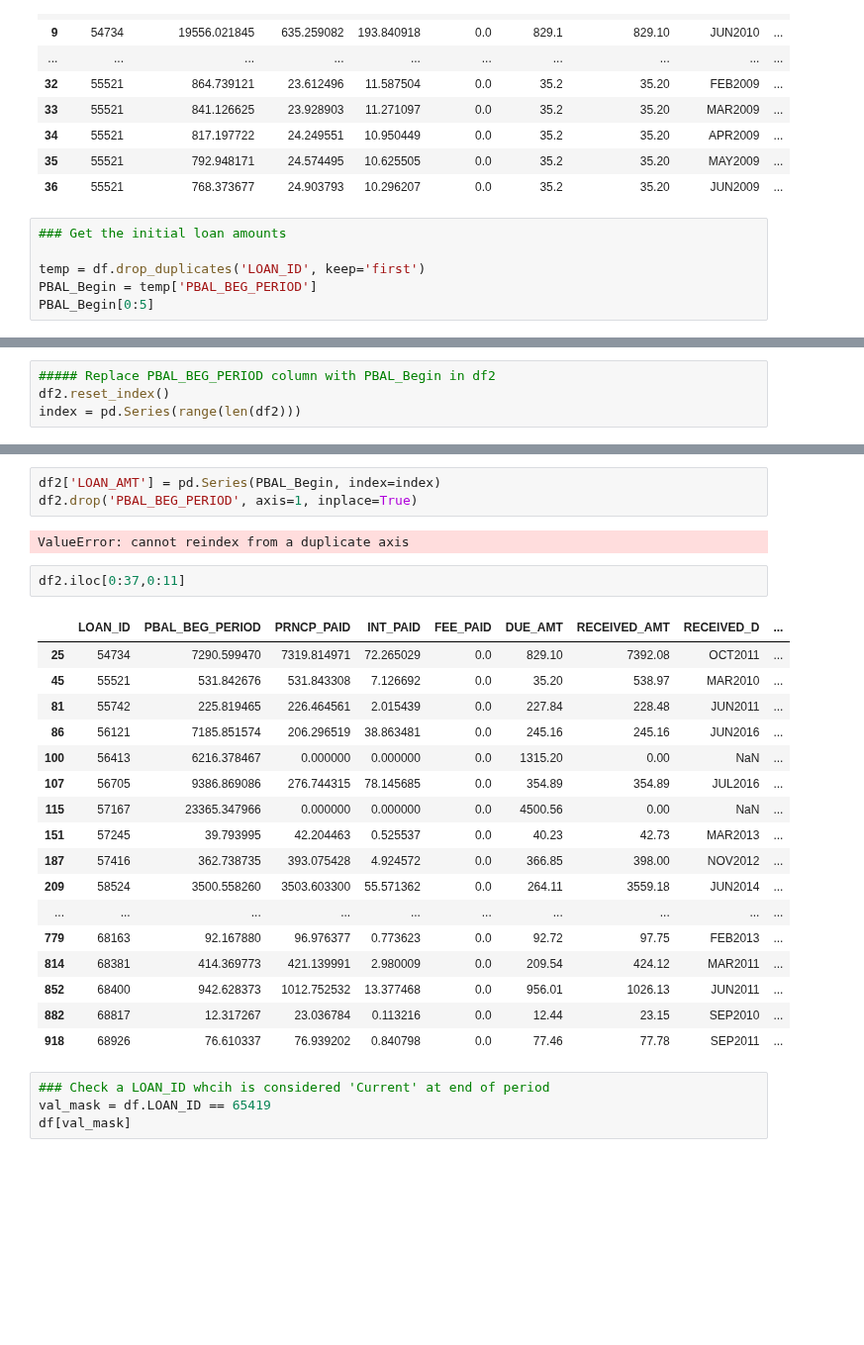
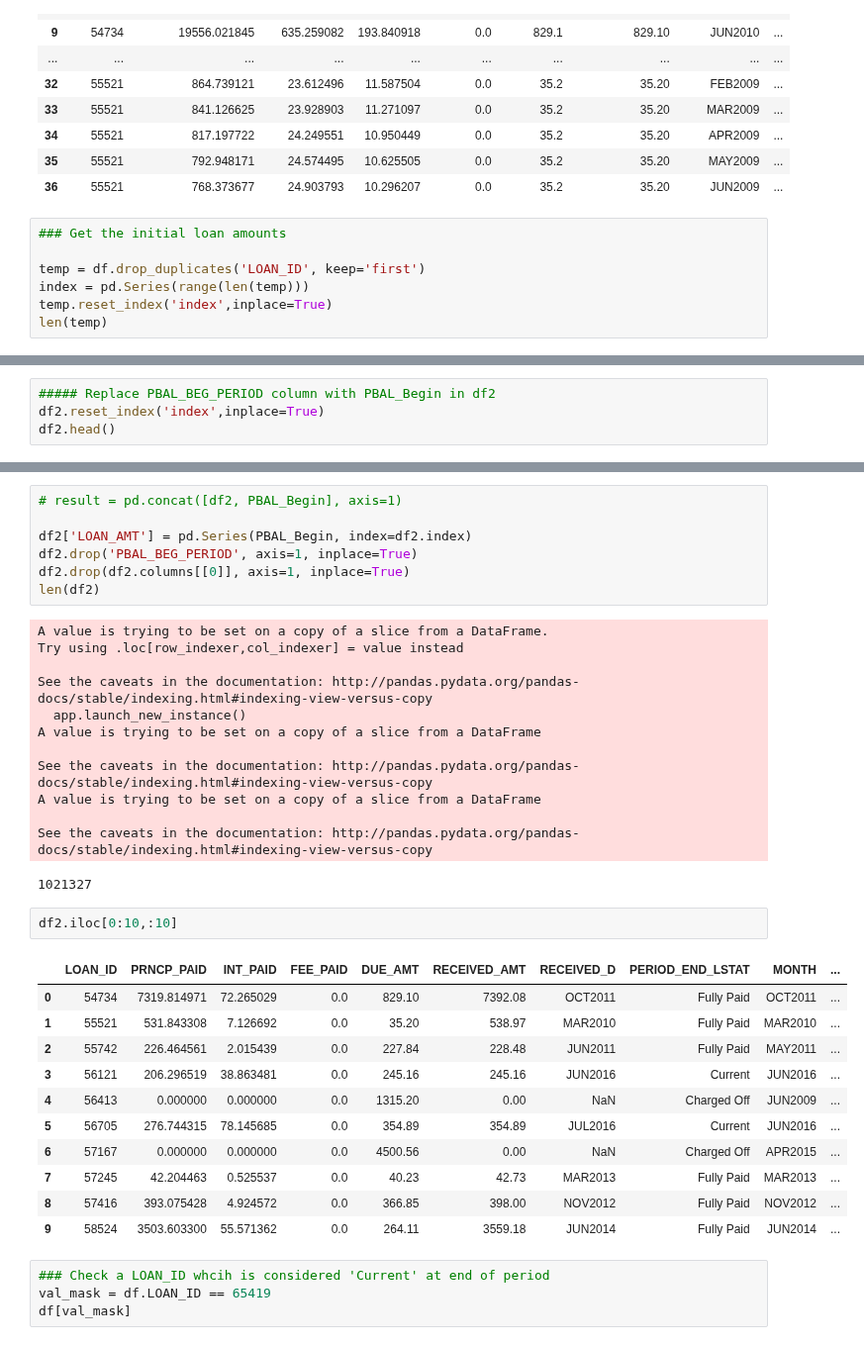
Before and after one commit to j-linx/Insight, a Jupyter notebook: LC_MishaUpload-BasicAnalysis.ipynb, the cells around one changed output, grey strips where cells are left out. Shown at 99% size. Saved outputs shown, nothing was run; the diff lists cells and outputs as text; blank space fills up the shorter version.

```diff
--- a/LC_MishaUpload-BasicAnalysis.ipynb
+++ b/LC_MishaUpload-BasicAnalysis.ipynb
@@ -163,6 +163,7 @@ df.iloc[0:37,0:11]
 ### Get the initial loan amounts
 
 temp = df.drop_duplicates('LOAN_ID', keep='first')
-PBAL_Begin = temp['PBAL_BEG_PERIOD']
-PBAL_Begin[0:5]
+index = pd.Series(range(len(temp)))
+temp.reset_index('index',inplace=True)
+len(temp)
 # %% [output]
@@ -184,4 +207,4 @@ df2 = df.drop_duplicates('LOAN_ID', keep='last')
 # %%
 ##### Replace PBAL_BEG_PERIOD column with PBAL_Begin in df2
-df2.reset_index()
-index = pd.Series(range(len(df2)))
+df2.reset_index('index',inplace=True)
+df2.head()
@@ -221,28 +219,37 @@ PBAL_Begin.reset_index()
 # %%
-df2['LOAN_AMT'] = pd.Series(PBAL_Begin, index=index)
+# result = pd.concat([df2, PBAL_Begin], axis=1)
+
+df2['LOAN_AMT'] = pd.Series(PBAL_Begin, index=df2.index)
 df2.drop('PBAL_BEG_PERIOD', axis=1, inplace=True)
+df2.drop(df2.columns[[0]], axis=1, inplace=True)
+len(df2)
 # %% [output]
-ValueError: cannot reindex from a duplicate axis
+A value is trying to be set on a copy of a slice from a DataFrame.
+Try using .loc[row_indexer,col_indexer] = value instead
+
+See the caveats in the documentation: http://pandas.pydata.org/pandas-docs/stable/indexing.html#indexing-view-versus-copy
+  app.launch_new_instance()
+A value is trying to be set on a copy of a slice from a DataFrame
+
+See the caveats in the documentation: http://pandas.pydata.org/pandas-docs/stable/indexing.html#indexing-view-versus-copy
+A value is trying to be set on a copy of a slice from a DataFrame
+
+See the caveats in the documentation: http://pandas.pydata.org/pandas-docs/stable/indexing.html#indexing-view-versus-copy
+1021327
 # %%
-df2.iloc[0:37,0:11]
+df2.iloc[0:10,:10]
 # %% [output]
-|  | LOAN_ID | PBAL_BEG_PERIOD | PRNCP_PAID | INT_PAID | FEE_PAID | DUE_AMT | RECEIVED_AMT | RECEIVED_D | ... |
-| 25 | 54734 | 7290.599470 | 7319.814971 | 72.265029 | 0.0 | 829.10 | 7392.08 | OCT2011 | ... |
-| 45 | 55521 | 531.842676 | 531.843308 | 7.126692 | 0.0 | 35.20 | 538.97 | MAR2010 | ... |
-| 81 | 55742 | 225.819465 | 226.464561 | 2.015439 | 0.0 | 227.84 | 228.48 | JUN2011 | ... |
-| 86 | 56121 | 7185.851574 | 206.296519 | 38.863481 | 0.0 | 245.16 | 245.16 | JUN2016 | ... |
-| 100 | 56413 | 6216.378467 | 0.000000 | 0.000000 | 0.0 | 1315.20 | 0.00 | NaN | ... |
-| 107 | 56705 | 9386.869086 | 276.744315 | 78.145685 | 0.0 | 354.89 | 354.89 | JUL2016 | ... |
-| 115 | 57167 | 23365.347966 | 0.000000 | 0.000000 | 0.0 | 4500.56 | 0.00 | NaN | ... |
-| 151 | 57245 | 39.793995 | 42.204463 | 0.525537 | 0.0 | 40.23 | 42.73 | MAR2013 | ... |
-| 187 | 57416 | 362.738735 | 393.075428 | 4.924572 | 0.0 | 366.85 | 398.00 | NOV2012 | ... |
-| 209 | 58524 | 3500.558260 | 3503.603300 | 55.571362 | 0.0 | 264.11 | 3559.18 | JUN2014 | ... |
-| ... | ... | ... | ... | ... | ... | ... | ... | ... | ... |
-| 779 | 68163 | 92.167880 | 96.976377 | 0.773623 | 0.0 | 92.72 | 97.75 | FEB2013 | ... |
-| 814 | 68381 | 414.369773 | 421.139991 | 2.980009 | 0.0 | 209.54 | 424.12 | MAR2011 | ... |
-| 852 | 68400 | 942.628373 | 1012.752532 | 13.377468 | 0.0 | 956.01 | 1026.13 | JUN2011 | ... |
-| 882 | 68817 | 12.317267 | 23.036784 | 0.113216 | 0.0 | 12.44 | 23.15 | SEP2010 | ... |
-| 918 | 68926 | 76.610337 | 76.939202 | 0.840798 | 0.0 | 77.46 | 77.78 | SEP2011 | ... |
+|  | LOAN_ID | PRNCP_PAID | INT_PAID | FEE_PAID | DUE_AMT | RECEIVED_AMT | RECEIVED_D | PERIOD_END_LSTAT | MONTH | ... |
+| 0 | 54734 | 7319.814971 | 72.265029 | 0.0 | 829.10 | 7392.08 | OCT2011 | Fully Paid | OCT2011 | ... |
+| 1 | 55521 | 531.843308 | 7.126692 | 0.0 | 35.20 | 538.97 | MAR2010 | Fully Paid | MAR2010 | ... |
+| 2 | 55742 | 226.464561 | 2.015439 | 0.0 | 227.84 | 228.48 | JUN2011 | Fully Paid | MAY2011 | ... |
+| 3 | 56121 | 206.296519 | 38.863481 | 0.0 | 245.16 | 245.16 | JUN2016 | Current | JUN2016 | ... |
+| 4 | 56413 | 0.000000 | 0.000000 | 0.0 | 1315.20 | 0.00 | NaN | Charged Off | JUN2009 | ... |
+| 5 | 56705 | 276.744315 | 78.145685 | 0.0 | 354.89 | 354.89 | JUL2016 | Current | JUN2016 | ... |
+| 6 | 57167 | 0.000000 | 0.000000 | 0.0 | 4500.56 | 0.00 | NaN | Charged Off | APR2015 | ... |
+| 7 | 57245 | 42.204463 | 0.525537 | 0.0 | 40.23 | 42.73 | MAR2013 | Fully Paid | MAR2013 | ... |
+| 8 | 57416 | 393.075428 | 4.924572 | 0.0 | 366.85 | 398.00 | NOV2012 | Fully Paid | NOV2012 | ... |
+| 9 | 58524 | 3503.603300 | 55.571362 | 0.0 | 264.11 | 3559.18 | JUN2014 | Fully Paid | JUN2014 | ... |
 # %%
 ### Check a LOAN_ID whcih is considered 'Current' at end of period
 val_mask = df.LOAN_ID == 65419
```
Also changed, not shown: parts of 11 cells of this notebook, 5 other files.
